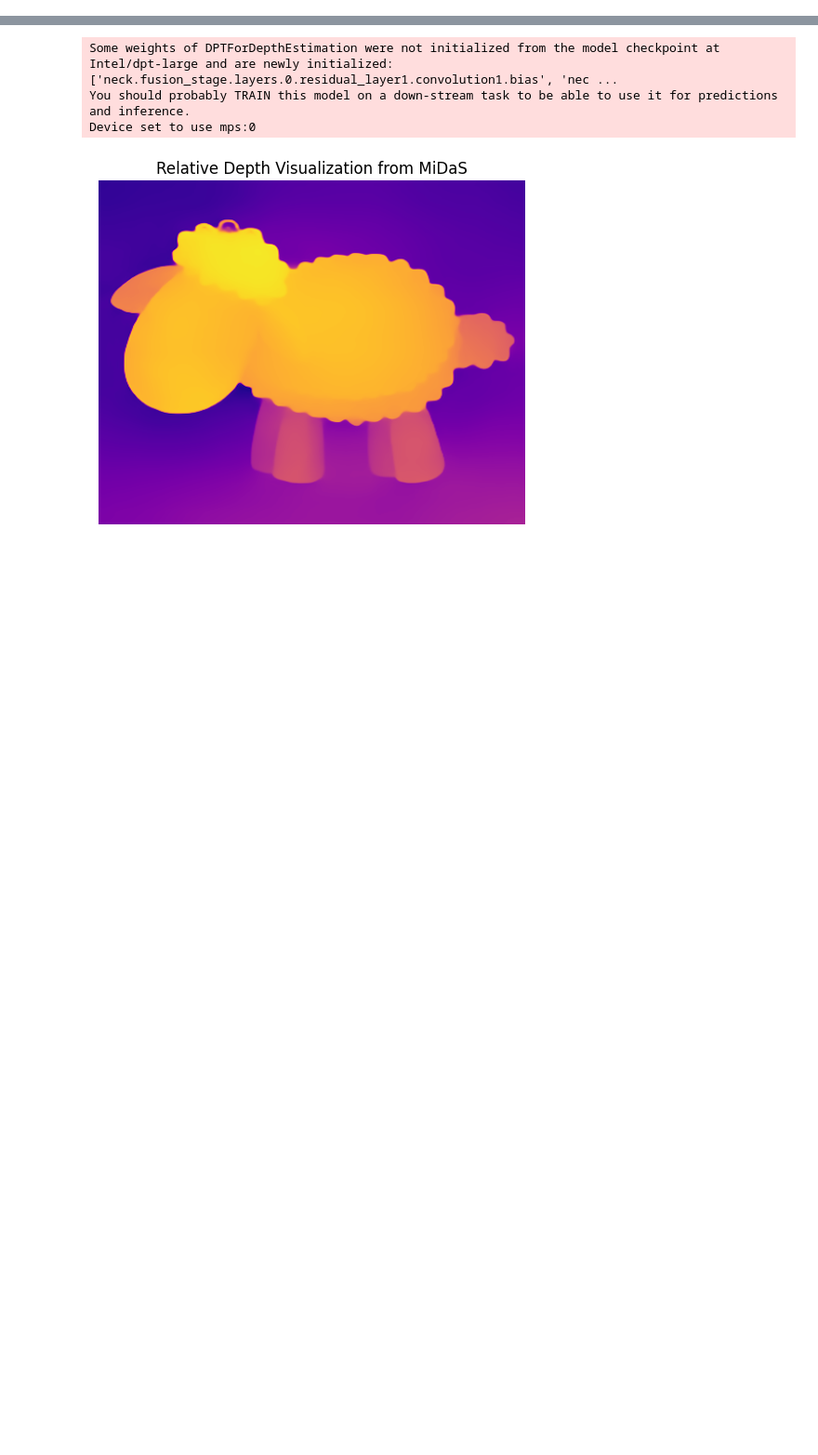
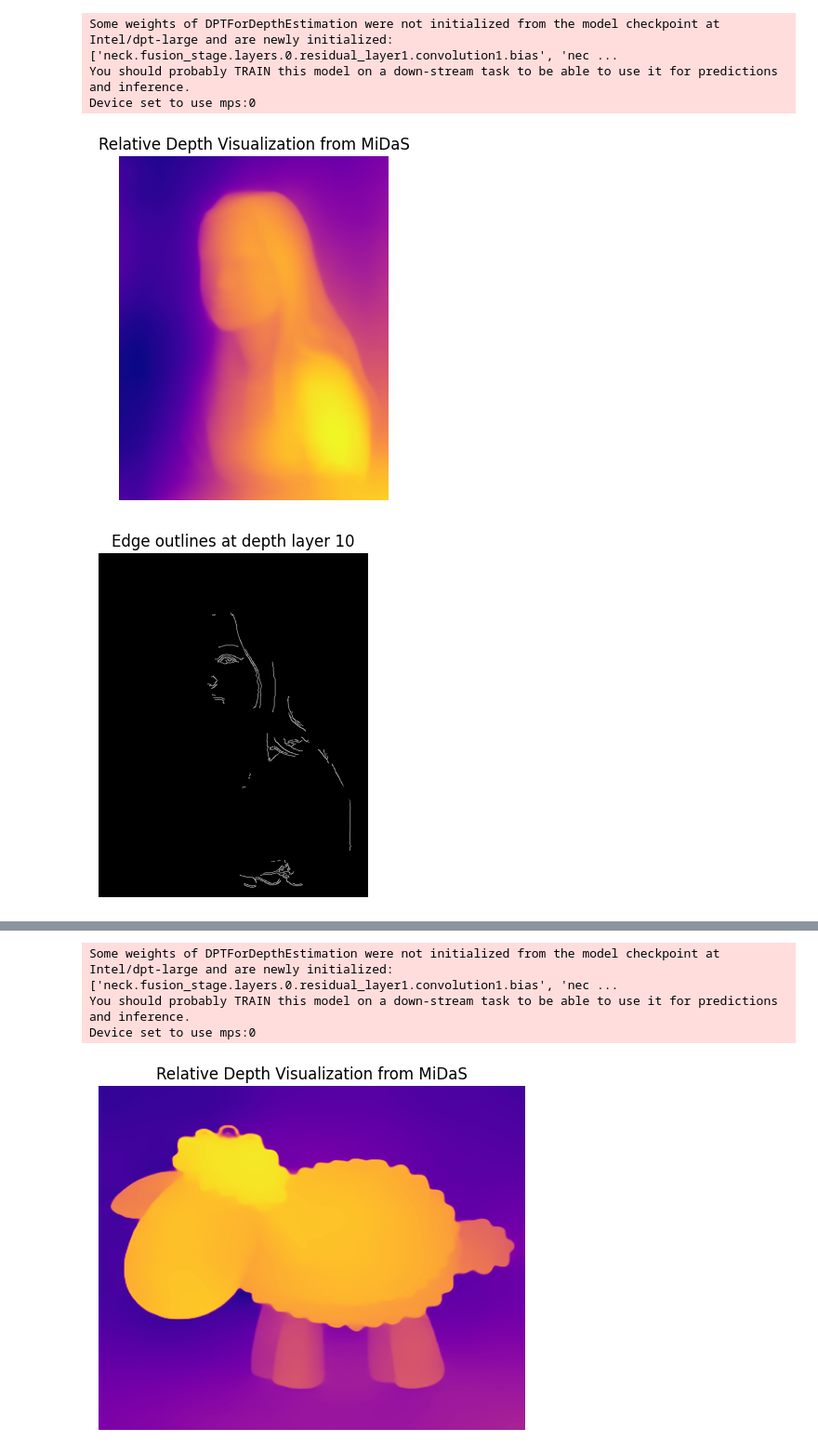
Before and after one commit to myfeng10/Reliefify, a Jupyter notebook: depth_grayscale_based.ipynb, the cells around one changed output, grey strips where cells are left out. Shown at 93% size. Saved outputs shown, nothing was run; the diff lists cells and outputs as text; code cells hidden in the pictures; blank space fills up the shorter version.

Commit message:
update for smooth

```diff
--- a/depth_grayscale_based.ipynb
+++ b/depth_grayscale_based.ipynb
@@ -124,7 +124,8 @@ def create_watertight_and_smoothed_mesh(
     normalized_depth, img,
     scale, base_thickness, detail_scale, grayscale_detail_weight,
     stl_filename="model.stl",
-    smooth_type="none"
+    smooth_type="none",
+    smooth_iters
 ):
     H, W = normalized_depth.shape
     detail_map = compute_detail_map(normalized_depth, img)
@@ -208,43 +209,41 @@ def create_watertight_and_smoothed_mesh(
         o3d.utility.Vector3iVector(faces))
 
 
-        mesh_o3d = mesh_o3d.filter_smooth_taubin(number_of_iterations=20)
+        mesh_o3d = mesh_o3d.filter_smooth_taubin(number_of_iterations=smooth_iters)
 
         mesh_o3d.compute_triangle_normals()
         mesh_o3d.compute_vertex_normals()
 
         # export back to STL
         o3d.io.write_triangle_mesh(stl_filename, mesh_o3d)
-
-
-    # mesh_o3d = o3d.geometry.TriangleMesh(
-    # o3d.utility.Vector3dVector(vertices),
-    # o3d.utility.Vector3iVector(faces))
-
-    #     # 1) Laplacian
-    # mesh_o3d = mesh_o3d.filter_smooth_laplacian(number_of_iterations=10)
-
-    # # 2) Taubin (volume‑preserving)
-    # mesh_o3d = mesh_o3d.filter_smooth_taubin(number_of_iterations=10)
-
-    # # --- ADD THESE TWO LINES ---
-    # mesh_o3d.compute_triangle_normals()
-    # mesh_o3d.compute_vertex_normals()
-
-    # # export back to STL
-    # o3d.io.write_triangle_mesh(stl_filename, mesh_o3d)
 # %%
 def generate_printable_model(
-    image_path, scale=150, base_thickness=8,
+    image_path, smooth_iters, scale=150, base_thickness=8,
     detail_scale=5, grayscale_detail_weight=5,
     stl_filename="output.stl",
-    smooth_iters=15,
-    smooth_type="smooth"
+    smooth_type="smooth",
+
 ):
     normalized_depth, img = get_depth_map_transformer(image_path)
     create_watertight_and_smoothed_mesh(
         normalized_depth, img, scale, base_thickness,
         detail_scale, grayscale_detail_weight,
         stl_filename,
-        smooth_type=smooth_type
+        smooth_type=smooth_type,
+        smooth_iters=smooth_iters
     )
+# %%
+generate_printable_model(
+    "image/baseline/girl_figure.png",
+    smooth_iters=20,
+     scale=100, base_thickness=10,
+     detail_scale=10, grayscale_detail_weight=8,
+     smooth_iters=20,
+     stl_filename="model/dev/girl_figure_20.stl",
+)
+# %% [output]
+Some weights of DPTForDepthEstimation were not initialized from the model checkpoint at Intel/dpt-large and are newly initialized: ['neck.fusion_stage.layers.0.residual_layer1.convolution1.bias', 'nec ...
+You should probably TRAIN this model on a down-stream task to be able to use it for predictions and inference.
+Device set to use mps:0
+[figure, added]
+[figure, added]
```
Also changed, not shown: parts of 1 cell of this notebook, 1 other file.
